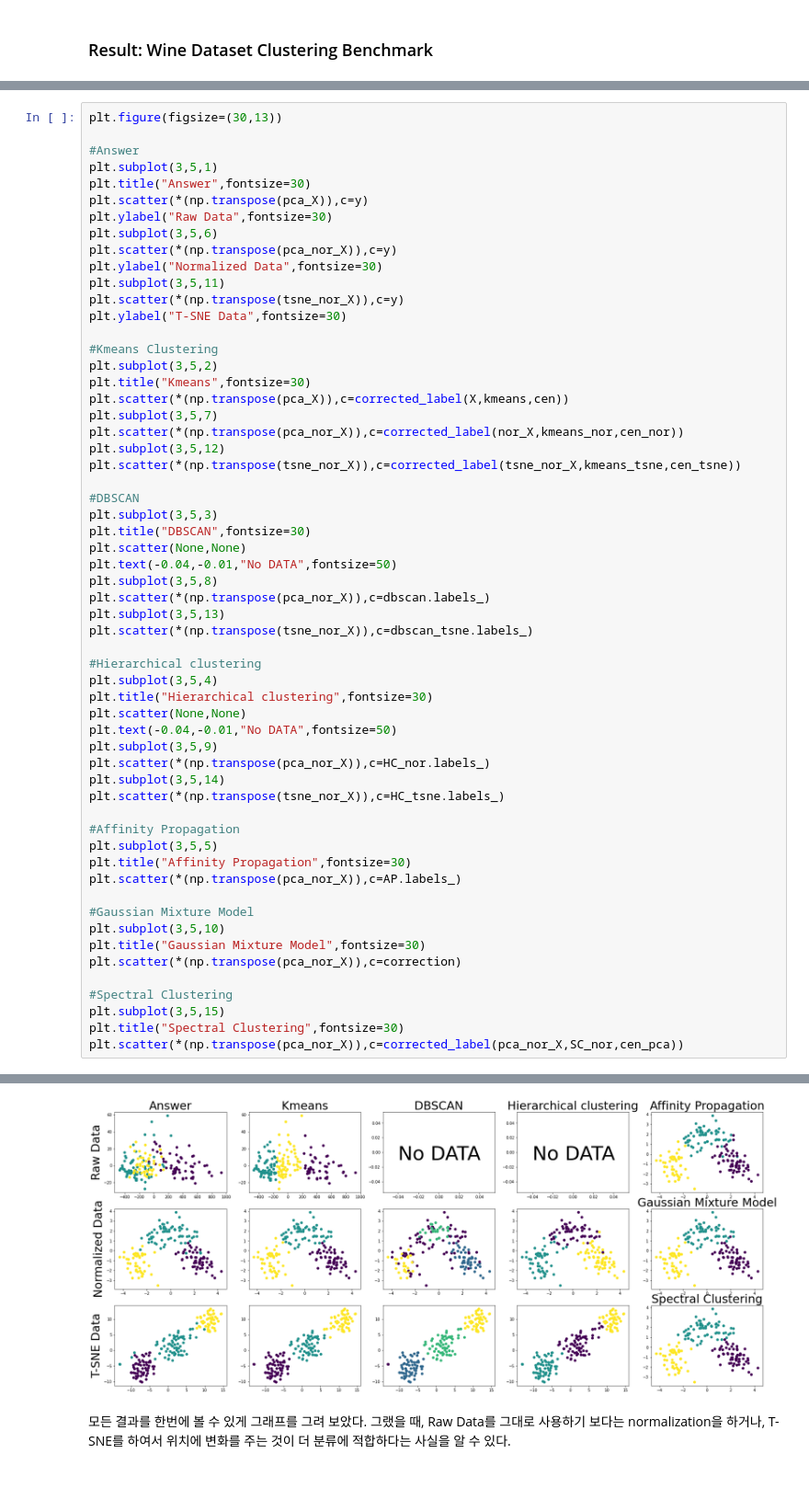
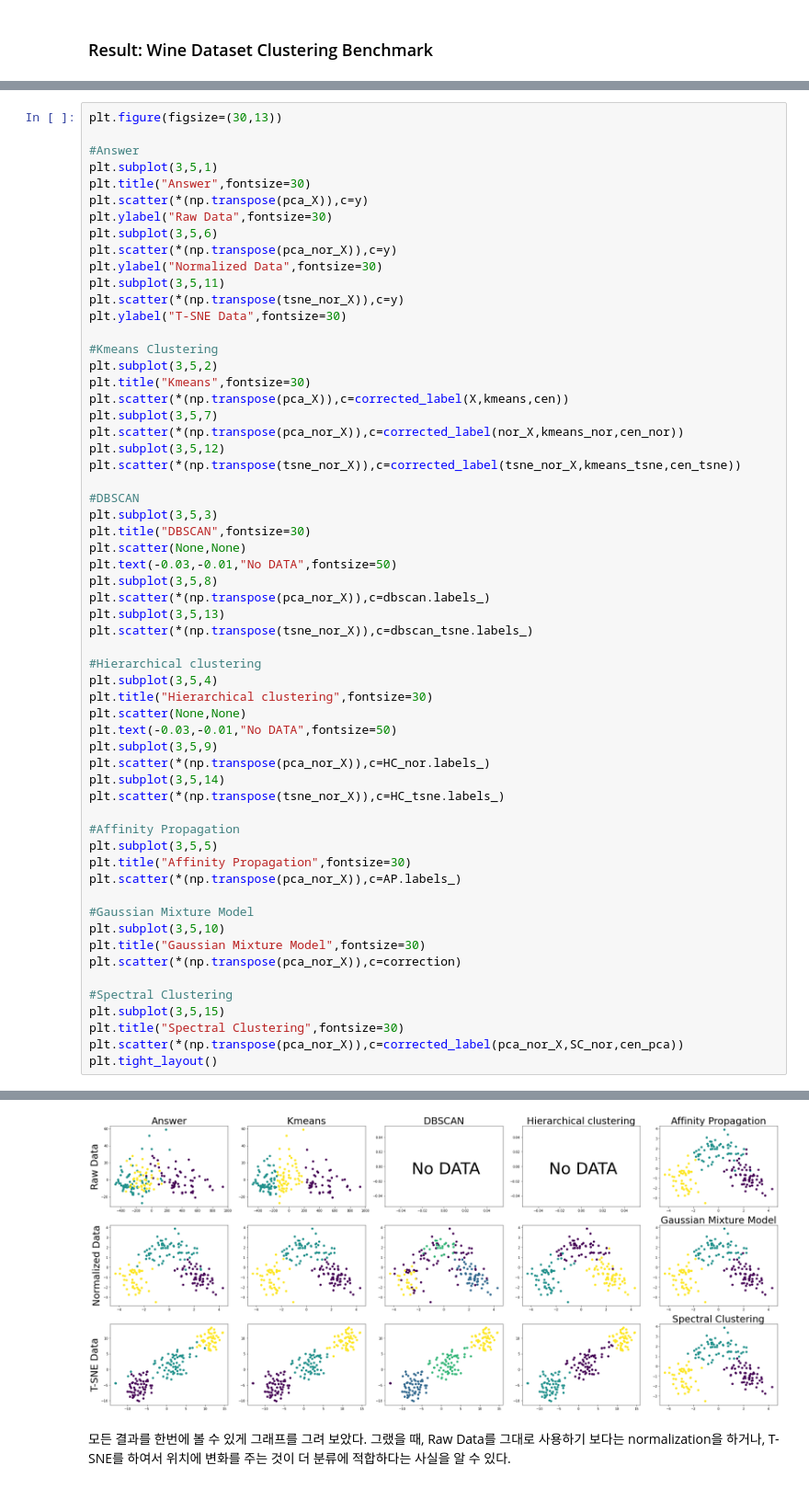
Before and after one commit to Astrocytes120/2020_cphys, a Jupyter notebook: 기말과제1_wine_Clustering.ipynb, the cells around one changed output, grey strips where cells are left out. Shown at 92% size. Cells and saved outputs as stored; diff of their text form.

```diff
--- a/기말과제1_wine_Clustering.ipynb
+++ b/기말과제1_wine_Clustering.ipynb
@@ -519,7 +543,7 @@ plt.scatter(*(np.transpose(tsne_nor_X)),c=corrected_label(tsne_nor_X,kmeans_tsne
 plt.subplot(3,5,3)
 plt.title("DBSCAN",fontsize=30)
 plt.scatter(None,None)
-plt.text(-0.04,-0.01,"No DATA",fontsize=50)
+plt.text(-0.03,-0.01,"No DATA",fontsize=50)
 plt.subplot(3,5,8)
 plt.scatter(*(np.transpose(pca_nor_X)),c=dbscan.labels_)
 plt.subplot(3,5,13)
@@ -529,7 +553,7 @@ plt.scatter(*(np.transpose(tsne_nor_X)),c=dbscan_tsne.labels_)
 plt.subplot(3,5,4)
 plt.title("Hierarchical clustering",fontsize=30)
 plt.scatter(None,None)
-plt.text(-0.04,-0.01,"No DATA",fontsize=50)
+plt.text(-0.03,-0.01,"No DATA",fontsize=50)
 plt.subplot(3,5,9)
 plt.scatter(*(np.transpose(pca_nor_X)),c=HC_nor.labels_)
 plt.subplot(3,5,14)
@@ -549,4 +573,5 @@ plt.scatter(*(np.transpose(pca_nor_X)),c=correction)
 plt.subplot(3,5,15)
 plt.title("Spectral Clustering",fontsize=30)
 plt.scatter(*(np.transpose(pca_nor_X)),c=corrected_label(pca_nor_X,SC_nor,cen_pca))
+plt.tight_layout()
 # %% [output]
@@ -554,4 +578,4 @@ plt.scatter(*(np.transpose(pca_nor_X)),c=corrected_label(pca_nor_X,SC_nor,cen_pc
-[figure, old version]
+[figure, new version]
 # %% [markdown]
 모든 결과를 한번에 볼 수 있게 그래프를 그려 보았다. 그랬을 때, Raw Data를 그대로 사용하기 보다는 normalization을 하거나, T-SNE를 하여서 위치에 변화를 주는 것이 더 분류에 적합하다는 사실을 알 수 있다.
 # %%
```
Also changed, not shown: parts of 40 cells of this notebook.
